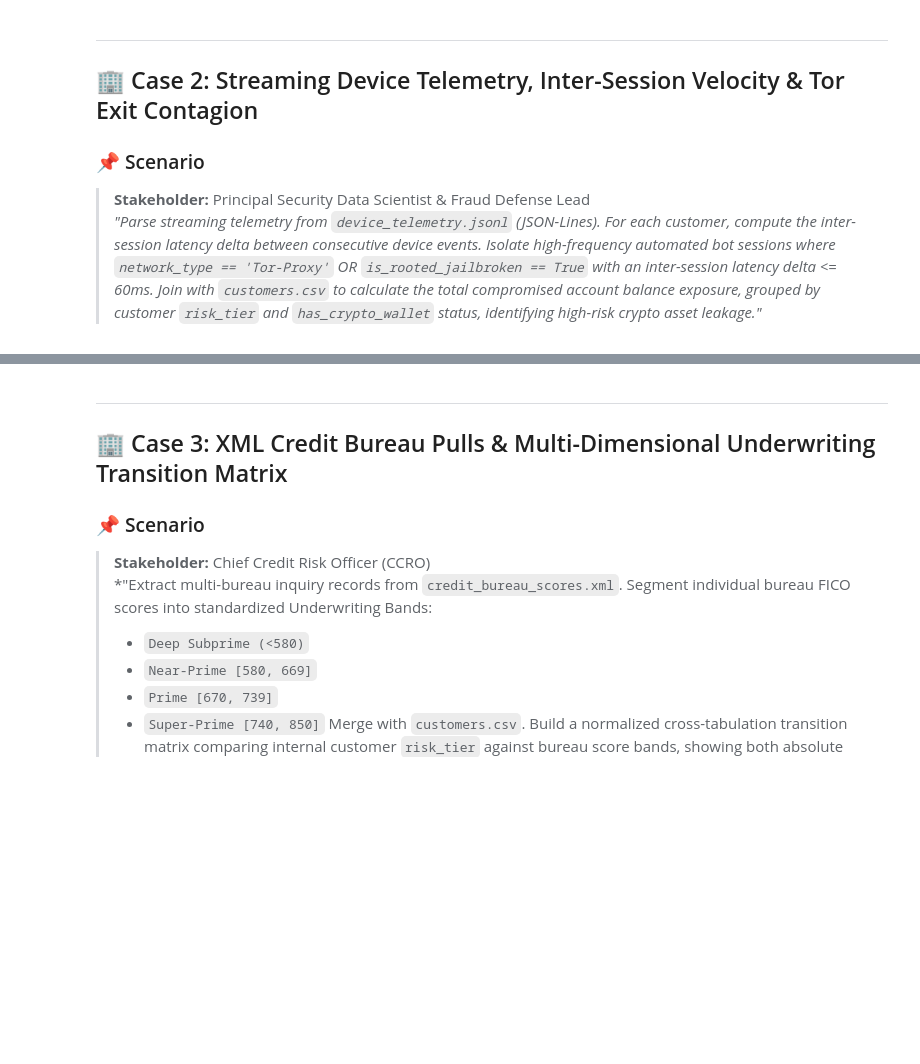
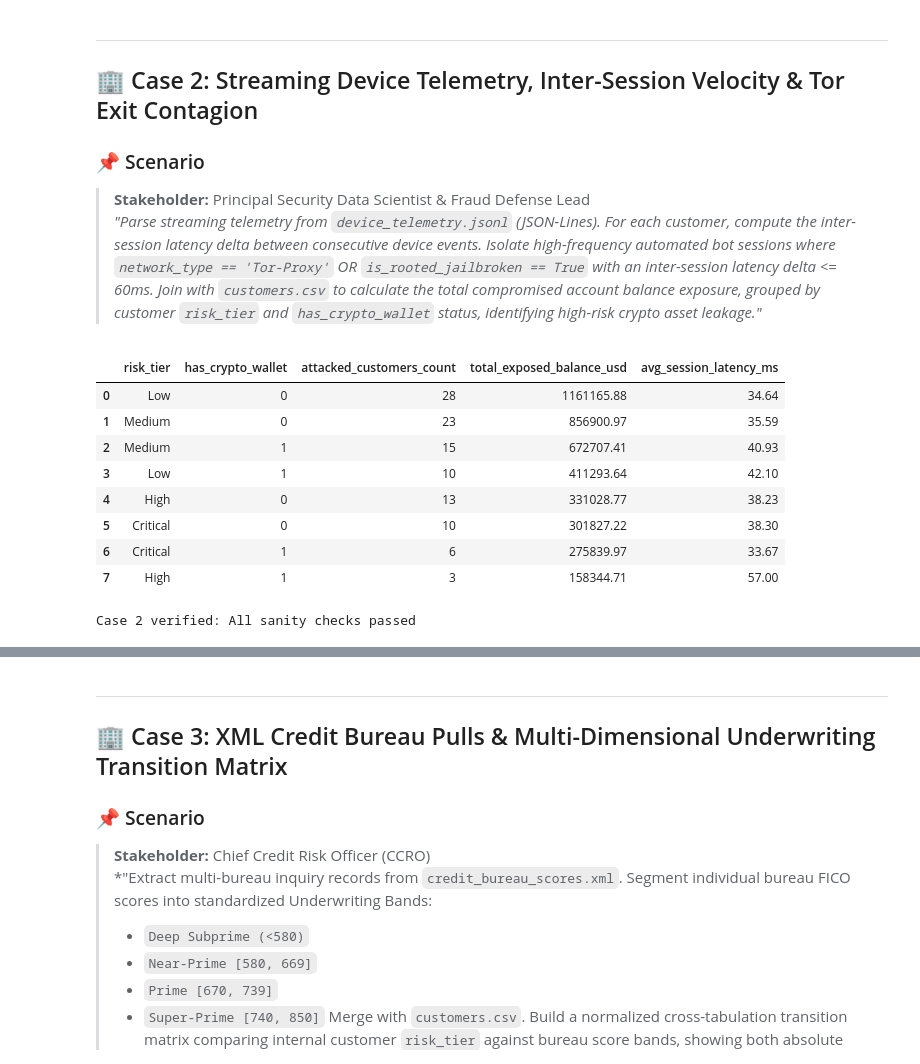
Before and after one commit to iankurbhatt/investigate-datascience, a Jupyter notebook: pandas_tier1_fintech_interview_mastery.ipynb, the cells around one changed output, grey strips where cells are left out. Saved outputs shown, nothing was run; the diff lists cells and outputs as text; code cells hidden in the pictures; blank space fills up the shorter version.

```diff
--- a/pandas_tier1_fintech_interview_mastery.ipynb
+++ b/pandas_tier1_fintech_interview_mastery.ipynb
@@ -110,0 +265,67 @@ print("📁 Available Enterprise Files:", sorted(os.listdir(base_dir)))
+# %%
+# ✍️ PANDAS SOLUTION FOR CASE 2:
+import pandas as pd
+import numpy as np
+
+# 📦 BLOCK 1: Ingest Streaming JSONL, Filter Bot Attacks & Pre-Aggregate to 1-Row Customer Grain
+attacked_cust=(
+    pd.read_json('data/device_telemetry.jsonl', lines=True)
+    .assign(
+        customer_id=lambda d: d['customer_id'].astype(str).str.strip(),
+        network_type=lambda d: d['network_type'].astype(str).str.strip(),
+        is_rooted=lambda d: d['is_rooted_jailbroken'].astype(bool),
+        latency_ms=lambda d: pd.to_numeric(d['latency_ms'], errors='coerce').fillna(999.0)
+    )
+    .query("(network_type == 'Tor-Proxy' or is_rooted) and latency_ms <= 60")
+    .groupby('customer_id', as_index=False)
+    .agg(
+        attack_sessions=('session_id', 'count'),
+        avg_bot_latency=('latency_ms', 'mean')
+    )
+)
+
+# ⛓️ BLOCK 2: Pipeline Chain: Clean Customers ➔ Safe 1:1 Merge ➔ GroupBy Exposure ➔ Sort
+crypto_exposure_summary=(
+    pd.read_csv('data/customers.csv')
+    .assign(
+        customer_id=lambda d: d['customer_id'].astype(str).str.strip(),
+        risk_tier=lambda d: d['risk_tier'].astype(str).str.strip().str.strip(),
+        has_crypto_wallet=lambda d: pd.to_numeric(d['has_crypto_wallet'], errors='coerce').fillna(0).astype(int),
+        account_balance=lambda d: pd.to_numeric(d['account_balance'], errors='coerce').fillna(0.0)
+    )
+    .merge(attacked_cust, on='customer_id', how='inner')
+    .groupby(['risk_tier','has_crypto_wallet'], as_index=False)
+    .agg(
+        attacked_customers_count=('customer_id', 'count'),
+        total_exposed_balance_usd=('account_balance', 'sum'),
+        avg_session_latency_ms=('avg_bot_latency', 'mean')
+    )
+    .assign(
+        total_exposed_balance_usd=lambda d: d['total_exposed_balance_usd'].round(2),
+        avg_session_latency_ms=lambda d: d['avg_session_latency_ms'].round(2)
+    )
+    .sort_values(by='total_exposed_balance_usd', ascending=False)
+    .reset_index(drop=True)
+)
+
+display(crypto_exposure_summary)
+
+# Step 4: Quality Assertions
+assert len(crypto_exposure_summary) > 0, "Summary table cannot be empty!"
+assert not crypto_exposure_summary.duplicated(subset=['risk_tier','has_crypto_wallet']).any(), "Duplicate grain keys found!"
+assert (crypto_exposure_summary['total_exposed_balance_usd'] >= 0).all(), "Negative balance found!"
+assert crypto_exposure_summary['avg_session_latency_ms'].between(0, 60.0).all(), "Latency must be <= 60ms!"
+assert crypto_exposure_summary.isna().sum().sum() == 0, "Unexpected nulls in output!"
+
+print("Case 2 verified: All sanity checks passed")
+# %% [output]
+|  | risk_tier | has_crypto_wallet | attacked_customers_count | total_exposed_balance_usd | avg_session_latency_ms |
+| 0 | Low | 0 | 28 | 1161165.88 | 34.64 |
+| 1 | Medium | 0 | 23 | 856900.97 | 35.59 |
+| 2 | Medium | 1 | 15 | 672707.41 | 40.93 |
+| 3 | Low | 1 | 10 | 411293.64 | 42.10 |
+| 4 | High | 0 | 13 | 331028.77 | 38.23 |
+| 5 | Critical | 0 | 10 | 301827.22 | 38.30 |
+| 6 | Critical | 1 | 6 | 275839.97 | 33.67 |
+| 7 | High | 1 | 3 | 158344.71 | 57.00 |
+Case 2 verified: All sanity checks passed
```
Also changed, not shown: parts of 13 cells of this notebook, 19 other files.
